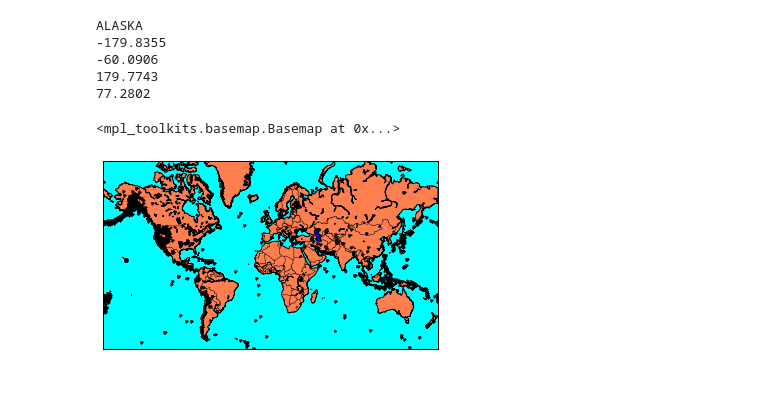
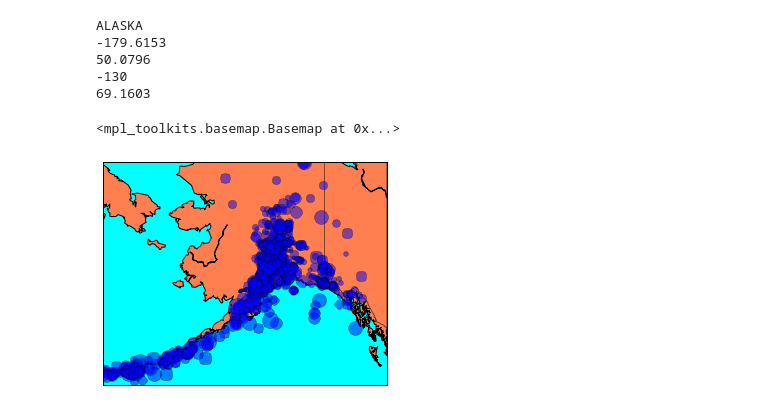
Before and after one commit to joyyqchen/Group-9-Earthquakes-Project, a Jupyter notebook: Group 9. Earthquake Project.ipynb, the cells around one changed output. Cells and saved outputs as stored; diff of their text form; code cells hidden in the pictures.

```diff
--- a/Group 9. Earthquake Project.ipynb
+++ b/Group 9. Earthquake Project.ipynb
@@ -7,7 +7,7 @@ import os
 
 USE_CACHE = True
 CACHE_NAME = 'geo_cache.csv'
-#url = 'http://earthquake.usgs.gov/earthquakes/feed/v1.0/summary/significant_week.geojson'
+
 url = 'http://earthquake.usgs.gov/earthquakes/feed/v1.0/summary/all_month.geojson'
 
 if USE_CACHE and not os.path.isfile(CACHE_NAME):
@@ -26,16 +26,18 @@ if not USE_CACHE:
     Lat_list = []
     Lon_list = []
     Depth_list = []
+    Mag_list = []
     for quake in features:
         Src_list.append(quake['properties']['net'])
         Eqid_list.append(quake['properties']['code'])
         time_list.append(quake['properties']['time'])
         nst_list.append(quake['properties']['nst'])
         region_list.append(quake['properties']['place'])
+        Mag_list.append(quake['properties']['mag'])
         Lon_list.append(quake['geometry']['coordinates'][0])
         Lat_list.append(quake['geometry']['coordinates'][1])
         Depth_list.append(quake['geometry']['coordinates'][2])
-    data = pd.DataFrame({'Src':Src_list, 'Eqid':Eqid_list, 'time':time_list, 'nst':nst_list, 'region':region_list, 'Lat':Lat_list, 'Lon':Lon_list, 'Depth':Depth_list})
+    data = pd.DataFrame({'Src':Src_list, 'Eqid':Eqid_list, 'time':time_list, 'nst':nst_list, 'region':region_list, 'Lat':Lat_list, 'Lon':Lon_list, 'Depth':Depth_list, 'Mag':Mag_list})
     #cleaned_data = data.dropna()
     clean_data = data
     clean_data.to_csv(CACHE_NAME, index = False)
@@ -52,37 +54,52 @@ def find_left_most(quakes):
     ll_lat = min(quakes.Lat)
     ur_lon = max(quakes.Lon)
     ur_lat = max(quakes.Lat)
     avg = quakes.Lon.mean()
     if avg < -150:
        ur_lon = -130
     return ll_lon, ll_lat, ur_lon, ur_lat
 
 from mpl_toolkits.basemap import Basemap
 
 def plot_quakes(quakes):
     ll_lon, ll_lat, ur_lon, ur_lat = find_left_most(quakes)
     print ll_lon
     print ll_lat
     print ur_lon
     print ur_lat
     m = Basemap(llcrnrlon=ll_lon,llcrnrlat=ll_lat,
                 urcrnrlon=ur_lon,urcrnrlat=ur_lat,
                 resolution='l',area_thresh=1000.,projection='merc',
                 lat_0=62.9540,lon_0=-149.2697)
     m.drawcoastlines()
     m.drawcountries()
     m.fillcontinents(color='coral',lake_color='blue')
     m.drawmapboundary(fill_color='aqua')
+
+    mags = quakes.Mag
+    lons = quakes.Lon
+    lats = quakes.Lat
     x, y = m(quakes.Lon, quakes.Lat)
-    m.plot(x, y, 'k.')
+    #Documentation from http://matplotlib.org/basemap/api/basemap_api.html#mpl_toolkits.basemap.Basemap.plot
+    #Additional hints from http://stackoverflow.com/questions/8409095/matplotlib-set-markers-for-individual-points-on-a-line
+
+    for key in x.keys(): #Note that an entry's data in the series share the same key.
+        m.plot(x[key], y[key], marker='o', markersize=mags[key]*4, color='b', alpha = 0.5)
+        #alpha is transparency
+        #color is blue
+        #marker size is magnitude * 4
+        #marker is circular shaped
+    #x, y = m(quakes.Lon, quakes.Lat)
+    #m.plot(x, y, 'k.')
     return m
 
-plot_quakes(clean_data)
+plot_quakes(alaska)
+#plot_quakes(clean_data)
 # %% [output]
 ALASKA
--179.8355
--60.0906
-179.7743
-77.2802
+-179.6153
+50.0796
+-130
+69.1603
 <mpl_toolkits.basemap.Basemap at 0x...>
-[figure, old version]
+[figure, new version]
```
Also changed, not shown: 1 other file.
